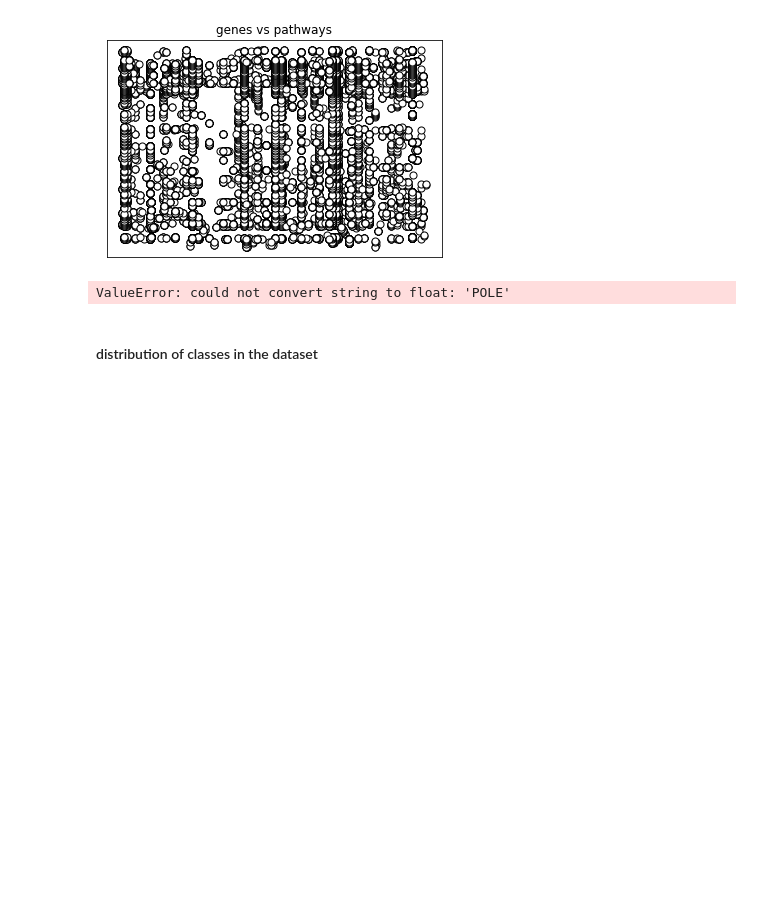
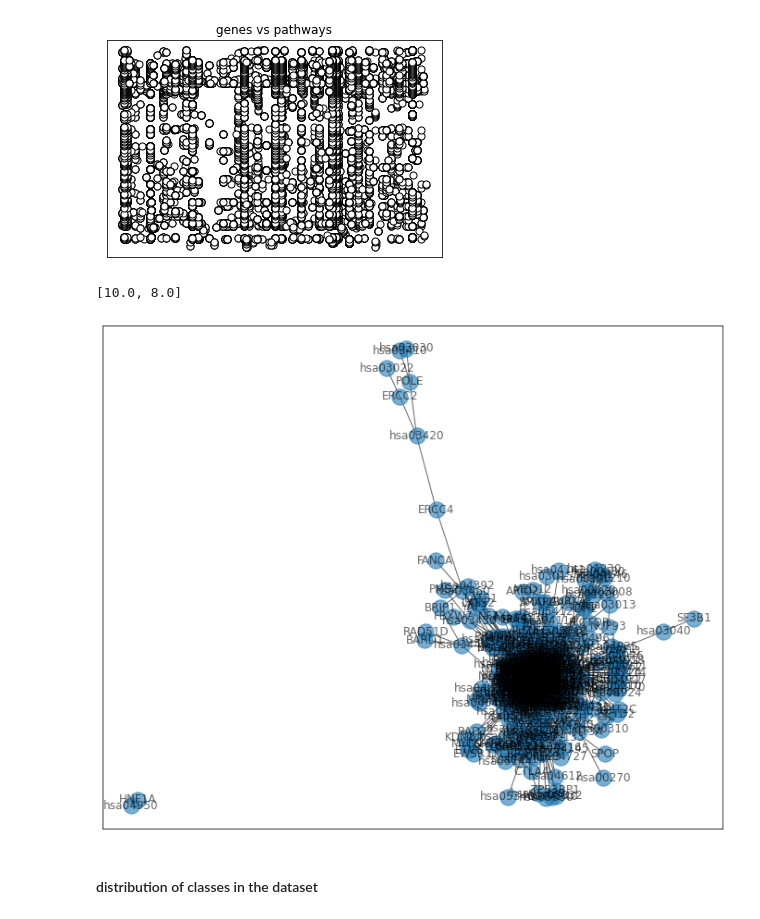
Before and after one commit to me-nobody/jovian-ml-project, a Jupyter notebook: jovian-ml-project-030122.ipynb, the cells around one changed output. Drawn from its saved outputs; the diff is of its cells as text; code cells hidden in the pictures; blank space fills up the shorter version.

```diff
--- a/jovian-ml-project-030122.ipynb
+++ b/jovian-ml-project-030122.ipynb
@@ -271,7 +288,7 @@ def df_gene_pathway():
     for gene in tqdm(mutated_genes):
         try:
             pathway_origin=kegg_obj.get_pathway_by_gene(gene,"hsa")
-            pathway_list=list(pathway_origin.keys())
+            pathway_list=list(set(pathway_origin.keys()))
             for pathway in pathway_list:
                 df_gene_pathway=df_gene_pathway.append({"pathway":pathway,"gene":gene},ignore_index=True)
         except:
@@ -378,3 +392,5 @@ gene_pathway.head()
 | 2 | POLE | hsa03420 |
 | 3 | PTEN | hsa00562 |
 | 4 | PTEN | hsa01100 |
+# %%
+gene_pathway.drop_duplicates(inplace=True)
@@ -415,6 +447,4 @@ km = KMeans(
     n_init=10, max_iter=300,
     tol=1e-04, random_state=0
 )
-y_km = km.fit_predict(gene_pathway)
+y_km = km.fit_predict(gene_pathway_matrix)
-# %% [output]
-ValueError: could not convert string to float: 'POLE'
@@ -421,3 +453,15 @@ ValueError: could not convert string to float: 'POLE'
+# %%
+print(plt.rcParams.get('figure.figsize'))
+# %% [output]
+[10.0, 8.0]
+# %%
+plt.rcParams["figure.figsize"] = [12.0,10.0]
+# %%
+G = nx.from_pandas_edgelist(gene_pathway,source="gene",target="pathway")
+# %%
+nx.draw_networkx(G,alpha=0.6)
+# %% [output]
+[figure, added]
 # %% [markdown]
 #### distribution of classes in the dataset
 # %%
```
Also changed, not shown: parts of 8 cells of this notebook.
